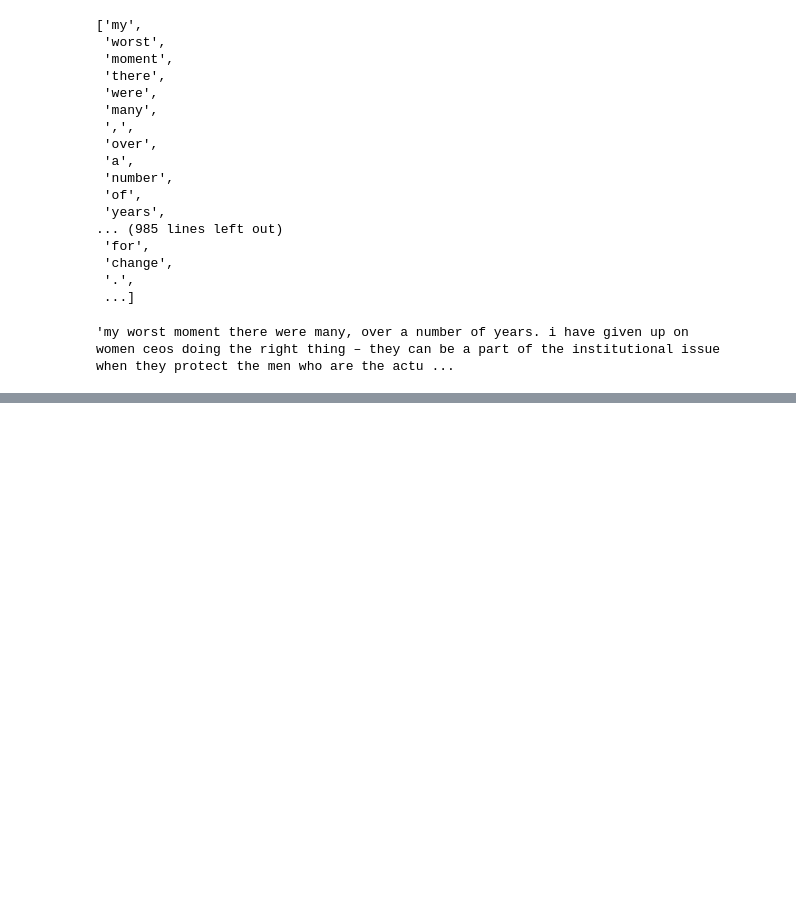
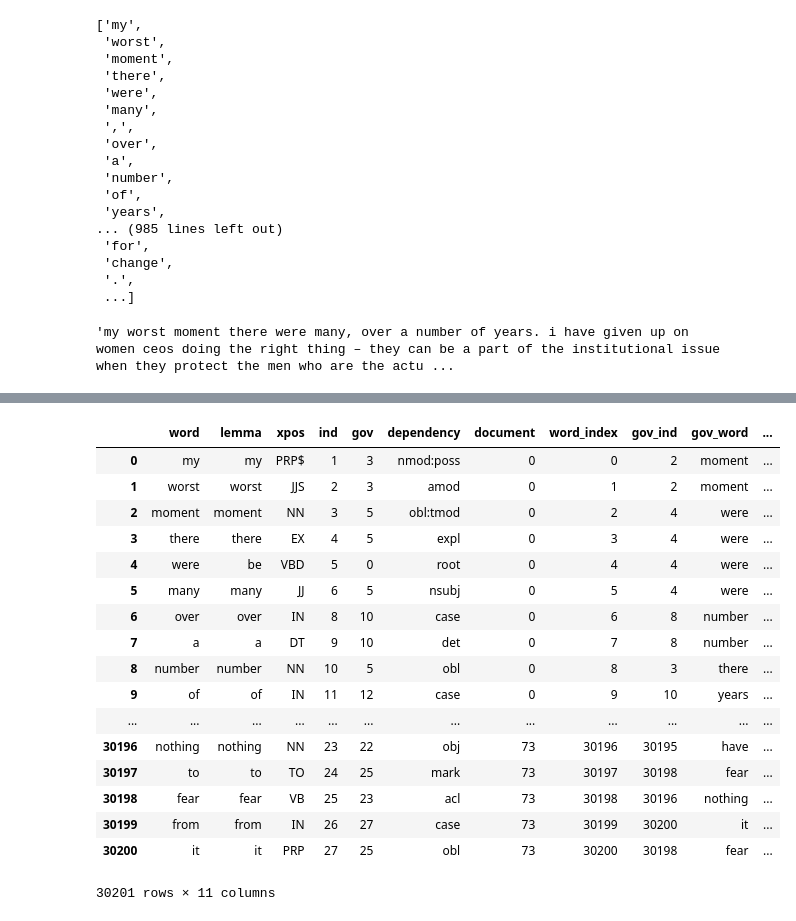
Before and after one commit to k-christensen/MeToo_in_STEM, a Jupyter notebook: exploratory.ipynb, the cells around one changed output, grey strips where cells are left out. Cells and saved outputs as stored; diff of their text form; code cells hidden in the pictures; blank space fills up the shorter version.

Commit message:
made dataframes of word features and function to create dataframes

```diff
--- a/exploratory.ipynb
+++ b/exploratory.ipynb
@@ -863,0 +1039,14 @@ for file in reddit_file_list:
+# %%
+# test_list = [1,3,5,7,9]
+# df_reddit.iloc[test_list]
+ind_list = list(df_reddit.loc[df_reddit.gov==0].index)
+word_ind_list = list(df_reddit_copy.iloc[ind_list].word_index)
+# df_reddit_copy.iloc[ind_list].gov_ind = word_ind_list
+# df_reddit_copy.head(20)
+gov_ind_dict = dict(enumerate(df_reddit_copy.gov_ind))
+
+for k in gov_ind_dict.keys():
+    if k in ind_list:
+        gov_ind_dict[k] = k
+
+gov_ind_dict
@@ -863,0 +1082,6 @@ for file in reddit_file_list:
+# %%
+gov_word = list(df_reddit_copy.iloc[df_reddit_copy.gov_ind].word)
+df_reddit['gov_word'] = gov_word
+# %%
+gov_lemma = list(df_reddit_copy.iloc[df_reddit_copy.gov_ind].lemma)
+df_reddit['gov_lemma'] = gov_lemma
@@ -863,0 +1174,3 @@ for file in reddit_file_list:
+# %%
+df_stem = word_feature_df(all_stem_f)
+df_stem.head()
@@ -863,0 +1184,21 @@ for file in reddit_file_list:
+# %%
+df_stem
+# %% [output]
+|  | word | lemma | xpos | ind | gov | dependency | document | word_index | gov_ind | gov_word | ... |
+| 0 | my | my | PRP$ | 1 | 3 | nmod:poss | 0 | 0 | 2 | moment | ... |
+| 1 | worst | worst | JJS | 2 | 3 | amod | 0 | 1 | 2 | moment | ... |
+| 2 | moment | moment | NN | 3 | 5 | obl:tmod | 0 | 2 | 4 | were | ... |
+| 3 | there | there | EX | 4 | 5 | expl | 0 | 3 | 4 | were | ... |
+| 4 | were | be | VBD | 5 | 0 | root | 0 | 4 | 4 | were | ... |
+| 5 | many | many | JJ | 6 | 5 | nsubj | 0 | 5 | 4 | were | ... |
+| 6 | over | over | IN | 8 | 10 | case | 0 | 6 | 8 | number | ... |
+| 7 | a | a | DT | 9 | 10 | det | 0 | 7 | 8 | number | ... |
+| 8 | number | number | NN | 10 | 5 | obl | 0 | 8 | 3 | there | ... |
+| 9 | of | of | IN | 11 | 12 | case | 0 | 9 | 10 | years | ... |
+| ... | ... | ... | ... | ... | ... | ... | ... | ... | ... | ... | ... |
+| 30196 | nothing | nothing | NN | 23 | 22 | obj | 73 | 30196 | 30195 | have | ... |
+| 30197 | to | to | TO | 24 | 25 | mark | 73 | 30197 | 30198 | fear | ... |
+| 30198 | fear | fear | VB | 25 | 23 | acl | 73 | 30198 | 30196 | nothing | ... |
+| 30199 | from | from | IN | 26 | 27 | case | 73 | 30199 | 30200 | it | ... |
+| 30200 | it | it | PRP | 27 | 25 | obl | 73 | 30200 | 30198 | fear | ... |
+30201 rows × 11 columns
```
Also changed, not shown: parts of 36 cells of this notebook, 5 other files.
